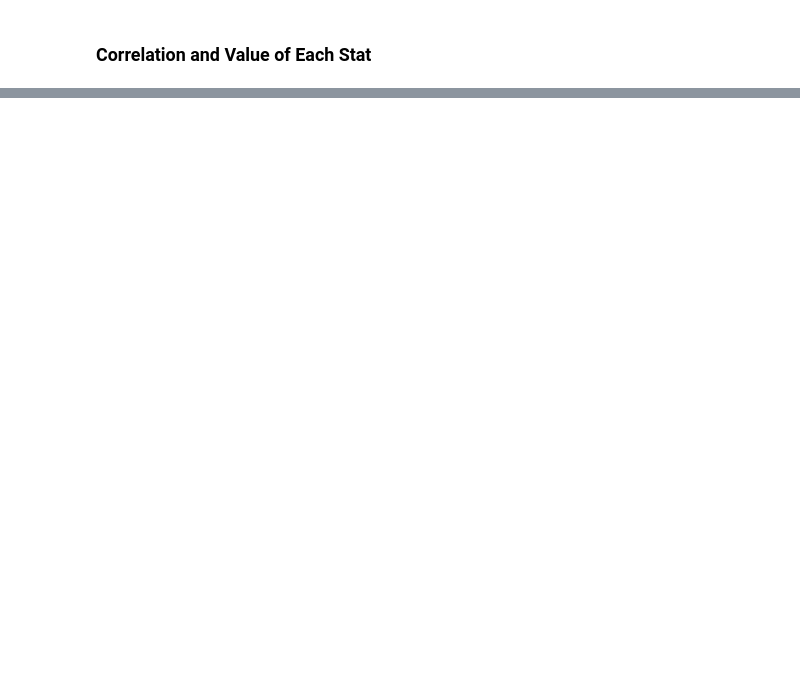
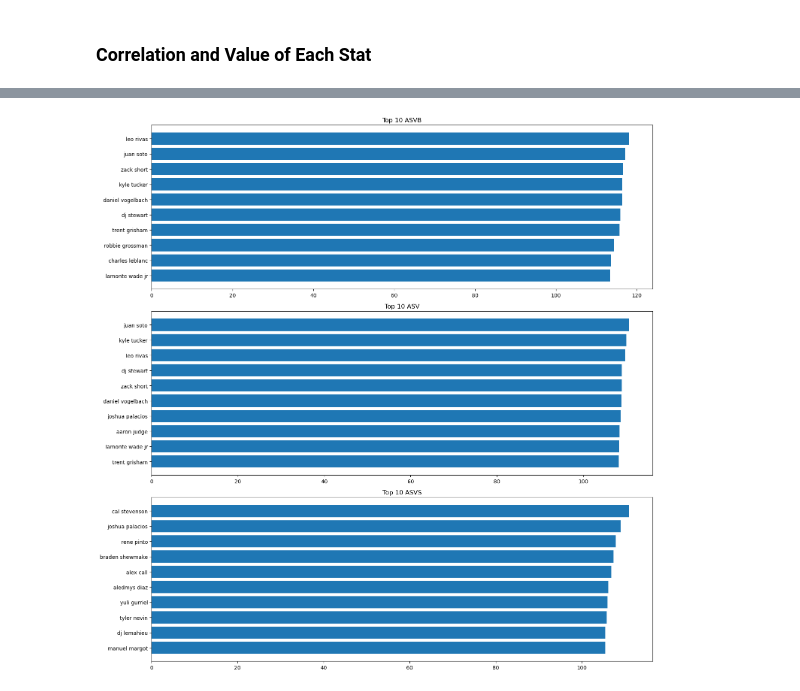
Before and after one commit to daltonlowery26/swing_decisons, a Jupyter notebook: analysis/stat_value.ipynb, the cells around one changed output, grey strips where cells are left out. Drawn from its saved outputs; the diff is of its cells as text; code cells hidden in the pictures; blank space fills up the shorter version.

```diff
--- a/analysis/stat_value.ipynb
+++ b/analysis/stat_value.ipynb
@@ -57,3 +57,35 @@ Correlation between current and next year xwoba: 0.532
+# %%
+# Filter for 2024 season and create a figure
+dfs_2024 = dfs[dfs['game_date'] == 2024].copy()
+
+# Create subplots for different metrics
+fig, axes = plt.subplots(3, 1, figsize=(15, 15))
+
+# Plot 1: Top 10 ASVB
+top_asvb = dfs_2024.nlargest(10, 'chase_shadow_value')
+axes[0].barh(top_asvb['batter'], top_asvb['chase_shadow_value'])
+axes[0].set_title('Top 10 ASVB')
+axes[0].invert_yaxis()
+
+# Plot 2: Top 10 BB%
+top_bb = dfs_2024.nlargest(10, 'overall_value')
+axes[1].barh(top_bb['batter'], top_bb['overall_value'])
+axes[1].set_title('Top 10 ASV')
+axes[1].invert_yaxis()
+
+# Plot 3: Top 10 wOBA
+top_woba = dfs_2024.nlargest(10, 'chase_heart_value')
+axes[2].barh(top_woba['batter'], top_woba['chase_heart_value'])
+axes[2].set_title('Top 10 ASVS')
+axes[2].invert_yaxis()
+
+
+
+
+plt.tight_layout()
+plt.savefig(fname='asvTop')
+# %% [output]
+[figure, added]
 # %%
 # Create scatter plot of current vs next year chase_shadow_value
 plt.figure(figsize=(10, 8))
```
Also changed, not shown: parts of 6 cells of this notebook, 9 other files.
